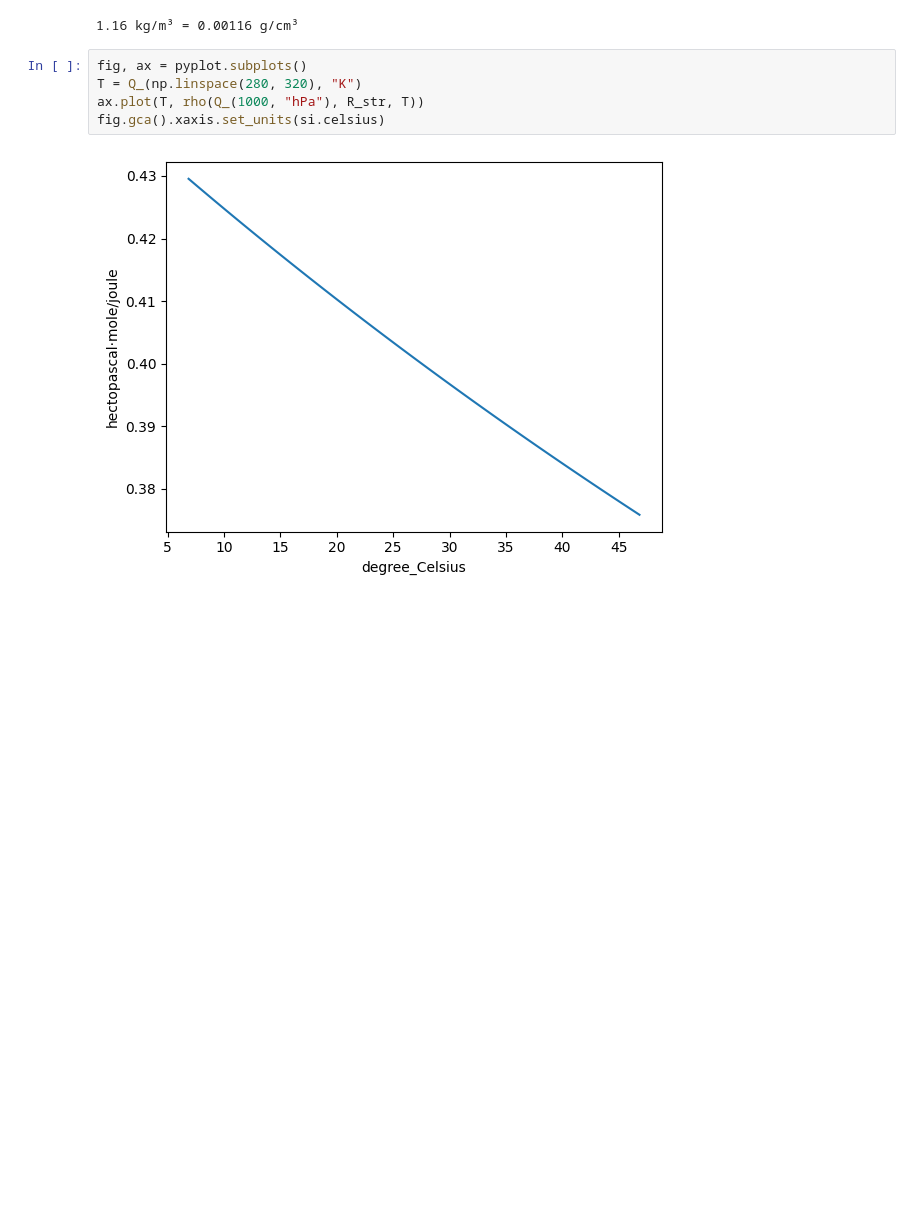
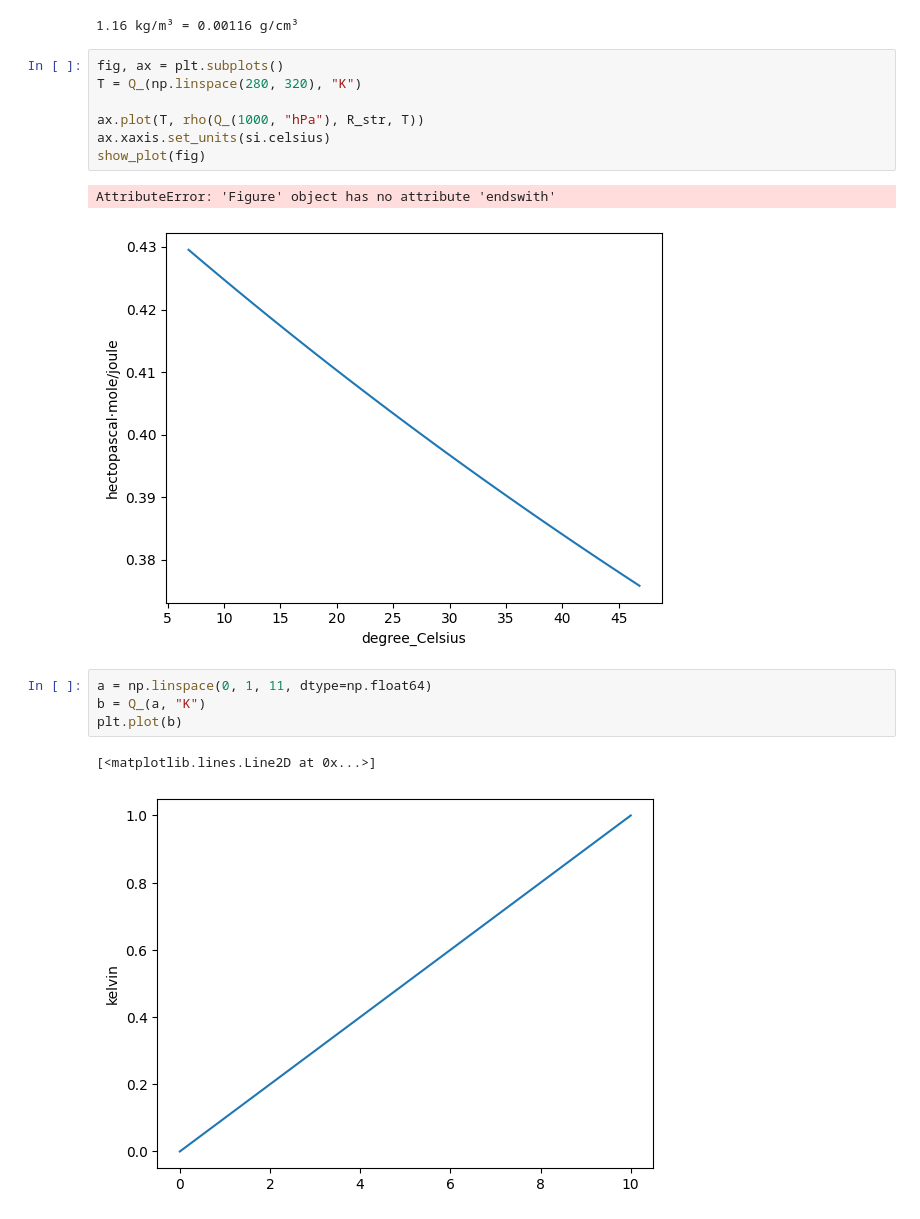
Before and after one commit to MUPAGH2025/2dybich, a Jupyter notebook: main.ipynb, the cells around one changed output. Cells and saved outputs as stored; diff of their text form; blank space fills up the shorter version.

```diff
--- a/main.ipynb
+++ b/main.ipynb
@@ -31,9 +31,19 @@ print(f"{rho_air.to_base_units():.3g~P} = {rho_air.to(si.g / si.cm**3):.3g~P}\n"
 # %% [output]
 1.16 kg/m³ = 0.00116 g/cm³
 # %%
-fig, ax = pyplot.subplots()
+fig, ax = plt.subplots()
 T = Q_(np.linspace(280, 320), "K")
+
 ax.plot(T, rho(Q_(1000, "hPa"), R_str, T))
-fig.gca().xaxis.set_units(si.celsius)
+ax.xaxis.set_units(si.celsius)
+show_plot(fig)
 # %% [output]
+AttributeError: 'Figure' object has no attribute 'endswith'
 [figure]
+# %%
+a = np.linspace(0, 1, 11, dtype=np.float64)
+b = Q_(a, "K")
+plt.plot(b)
+# %% [output]
+[<matplotlib.lines.Line2D at 0x...>]
+[figure, added]
```
Also changed, not shown: parts of 1 cell of this notebook, 1 other file.
